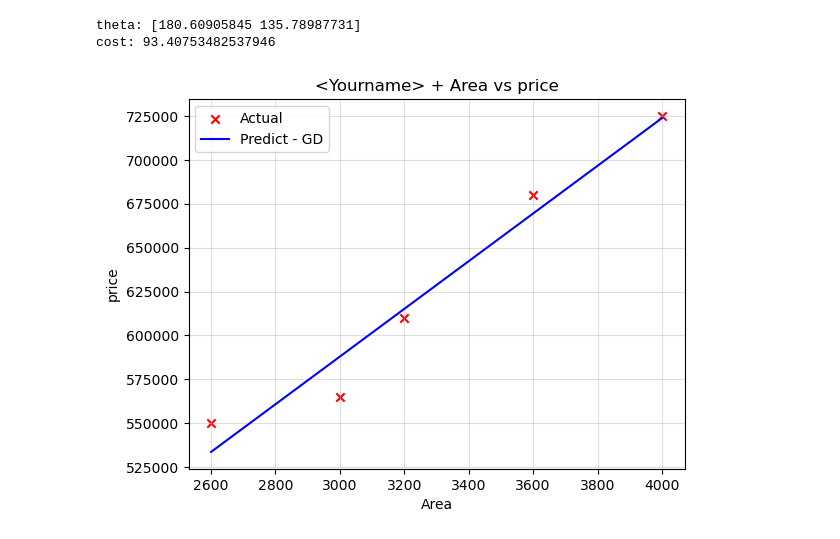
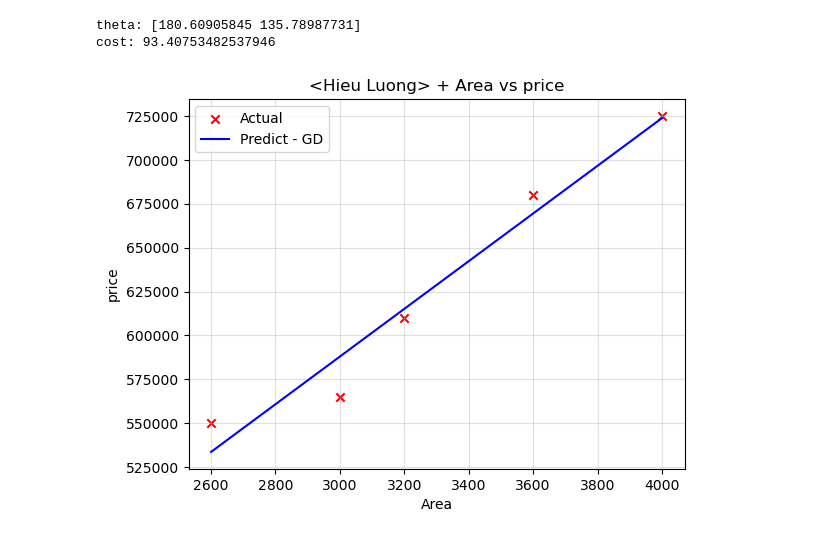
Before and after one commit to HoweyLuong/Quiz3.1Section2, a Jupyter notebook: HieuLuong.ipynb, the cells around one changed output. Saved outputs shown, nothing was run; the diff lists cells and outputs as text; code cells hidden in the pictures.

```diff
--- a/HieuLuong.ipynb
+++ b/HieuLuong.ipynb
@@ -288,14 +288,14 @@ cost: 93.40753482537946
 # %%
 plt.scatter(area_df, price, marker='x', color='red',label = 'Actual')
 samples = np.linspace(np.min(area_df), np.max(area_df))
 plt.plot(samples, theta[0]*1000 + theta[1] * samples,color = 'blue', label = 'Predict - GD')
 
 # plt.plot(X_train, reg.predict(X_train), color = 'Green')
-plt.title('<Yourname> + Area vs price')
+plt.title('<Hieu Luong> + Area vs price')
 plt.xlabel('Area')
 plt.ylabel('price')
 plt.grid(alpha=0.4)
 plt.legend()
 plt.show()
 # %% [output]
-[figure, old version]
+[figure, new version]
```
Also changed, not shown: parts of 2 cells of this notebook.
